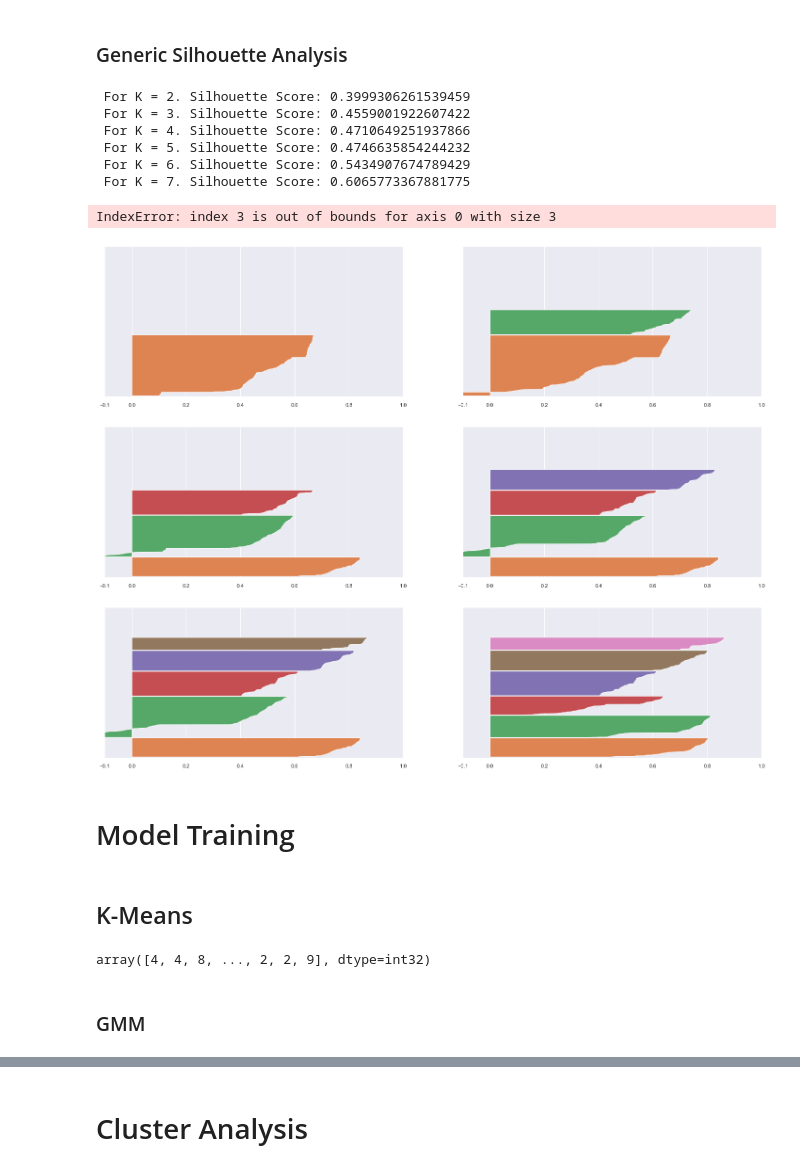
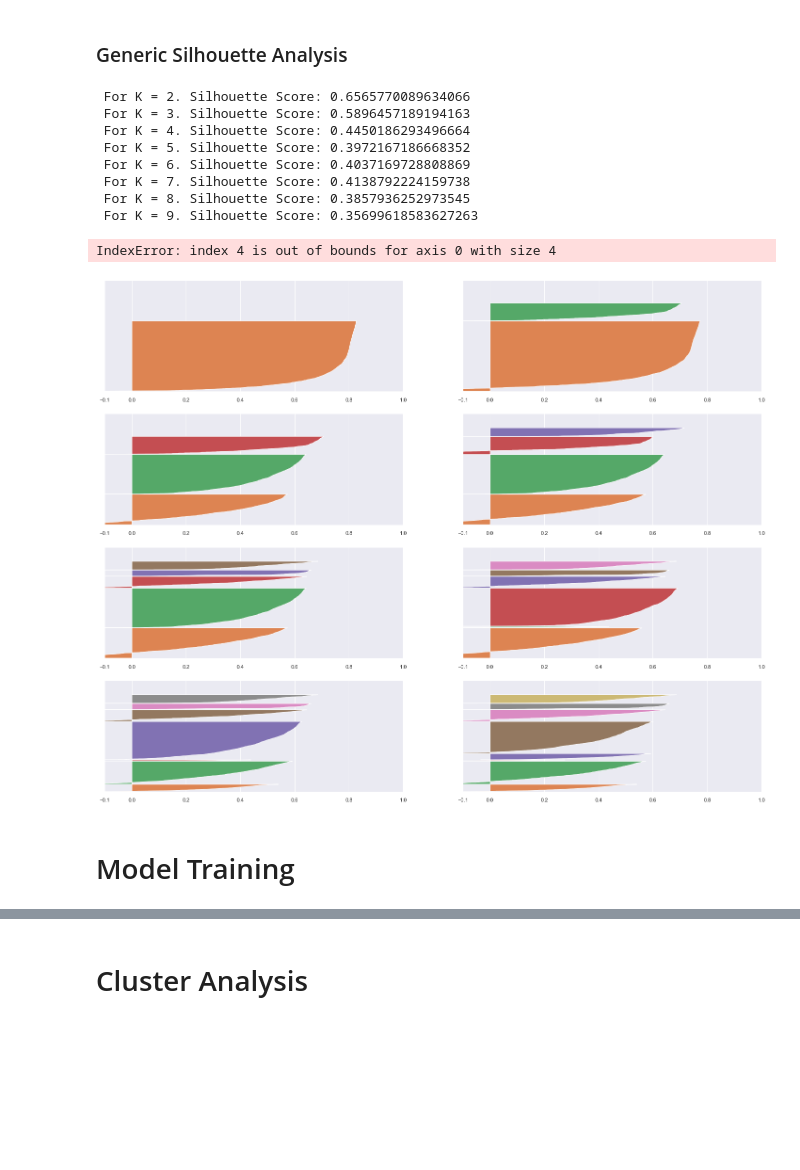
Before and after one commit to nortonvanz/Fidelity-Program, a Jupyter notebook: notebooks/8.0-nmv-end-to-end-fidelity-program-clustering.ipynb, the cells around one changed output, grey strips where cells are left out. Saved outputs shown, nothing was run; the diff lists cells and outputs as text; code cells hidden in the pictures; blank space fills up the shorter version.

```diff
--- a/notebooks/8.0-nmv-end-to-end-fidelity-program-clustering.ipynb
+++ b/notebooks/8.0-nmv-end-to-end-fidelity-program-clustering.ipynb
@@ -2729,0 +2124,4 @@ df_results.style.highlight_max(color='green', axis=1)
+# %%
+#Tree-based embedding
+X_em = df_tree_prep.copy()
+df_tree_prep.head()
@@ -2729,0 +2135,4 @@ df_results.style.highlight_max(color='green', axis=1)
+# %%
+#set number of clusters
+clusters_em = np.arange(2,13,1)
+clusters_em
@@ -2729,0 +2173,15 @@ df_results.style.highlight_max(color='green', axis=1)
+# %%
+gmm_list = []
+for k in clusters_em:
+    #model definition
+    gmm_model = mx.GaussianMixture(n_components=k, n_init=10, random_state=42 )#P.S: use always this 2 parameters: n_init=300, random_state=42, or when running again, values of clustering will change.
+
+    #model training
+    gmm_model.fit(X_em)
+
+    #model predict
+    gmm_labels = gmm_model.predict(X_em)
+
+    #model perfomance (SS)
+    gmm_ss = m.silhouette_score(X_em, gmm_labels, metric='euclidean')
+    gmm_list.append(gmm_ss)
@@ -2729,0 +2198,13 @@ df_results.style.highlight_max(color='green', axis=1)
+# %%
+#let's use scipy instead of sklearn, being a simpler implementation.
+hc_list = []
+for k in clusters_em:
+    #model definition and training
+    hc_model = hc.linkage(X_em, 'ward')
+
+    #model predict
+    hc_labels = hc.fcluster(hc_model, k, criterion='maxclust')#to cut dendrogram
+
+    #model perfomance (SS)
+    hc_ss = m.silhouette_score(X_em, hc_labels, metric='euclidean')
+    hc_list.append(hc_ss)
@@ -2739,11 +2269,11 @@ Let's use Silhouette Score (SS) for all algorithms, wich calculates both Compact
 # %% [markdown]
 ### Generic Silhouette Analysis
 # %%
-#Using with HC here:
-fig, ax = plt.subplots( 3, 2 )
+#evaluating HC here:
+fig, ax = plt.subplots( 4, 2 )
 fig.set_size_inches( 25, 20 )
 
-for k in clusters:
+for k in clusters_em:
     #position to plot
     q, mod = divmod( k, 2 )
     ax[q-1, mod].set_xlim( [ -0.1, 1] )
@@ -2760,42 +2290,42 @@ for k in clusters:
     print( ' For K = {}. Silhouette Score: {}'.format( k, ss ) )
 
     #get silhouette values of each sample
     samples_silhouette_values = m.silhouette_samples( X, labels )
 
     #space between clusters
     y_lower = 10
     for i in range( k ):
 
         # select clusters
         ith_samples_silhouette_values = samples_silhouette_values[ labels == i]
 
         # sort values
         ith_samples_silhouette_values.sort()
 
         # size clusters
         size_cluster_i = ith_samples_silhouette_values.shape[0]
         y_upper = y_lower + size_cluster_i
 
         # define colors range
         cmap = cm.get_cmap( 'Spectral' )
         color = cmap( i / k )
 
         ax[q-1, mod].fill_betweenx( np.arange( y_lower, y_upper ), 0, ith_samples_silhouette_values  )
 
         y_lower = y_upper + 10
 
     ax[q-1, mod].set_yticks([])
     ax[q-1, mod].set_xticks( [-0.1, 0, 0.2, 0.4, 0.6, 0.8, 1])
 # %% [output]
- For K = 2. Silhouette Score: 0.3999306261539459
- For K = 3. Silhouette Score: 0.4559001922607422
- For K = 4. Silhouette Score: 0.4710649251937866
- For K = 5. Silhouette Score: 0.4746635854244232
- For K = 6. Silhouette Score: 0.5434907674789429
- For K = 7. Silhouette Score: 0.6065773367881775
+ For K = 2. Silhouette Score: 0.6565770089634066
+ For K = 3. Silhouette Score: 0.5896457189194163
+ For K = 4. Silhouette Score: 0.4450186293496664
+ For K = 5. Silhouette Score: 0.3972167186668352
+ For K = 6. Silhouette Score: 0.4037169728808869
+ For K = 7. Silhouette Score: 0.4138792224159738
+ For K = 8. Silhouette Score: 0.3857936252973545
+ For K = 9. Silhouette Score: 0.35699618583627263
-IndexError: index 3 is out of bounds for axis 0 with size 3
+IndexError: index 4 is out of bounds for axis 0 with size 4
-[figure, old version]
+[figure, new version]
 # %% [markdown]
 # Model Training
-# %% [markdown]
-## K-Means
@@ -2814,6 +2331,0 @@ kmeans_labels = kmeans.labels_
-# %%
-kmeans_labels
-# %% [output]
-array([4, 4, 8, ..., 2, 2, 9], dtype=int32)
-# %% [markdown]
-### GMM
```
Also changed, not shown: parts of 327 cells of this notebook.
